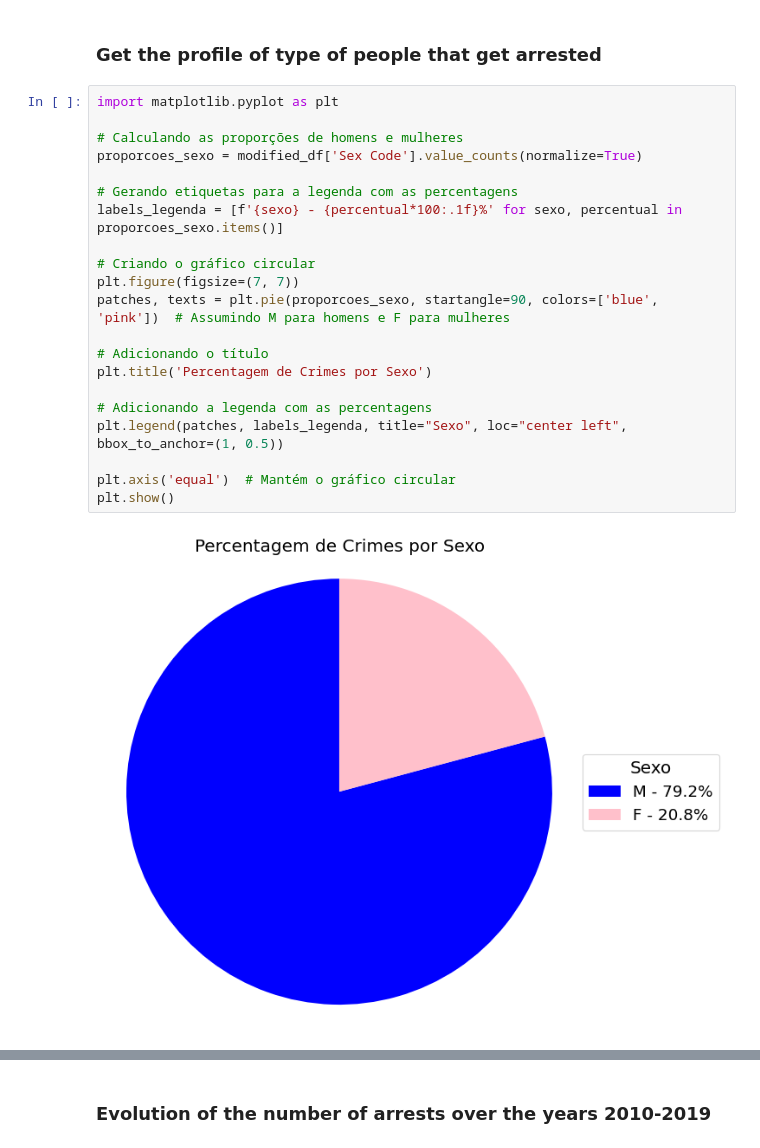
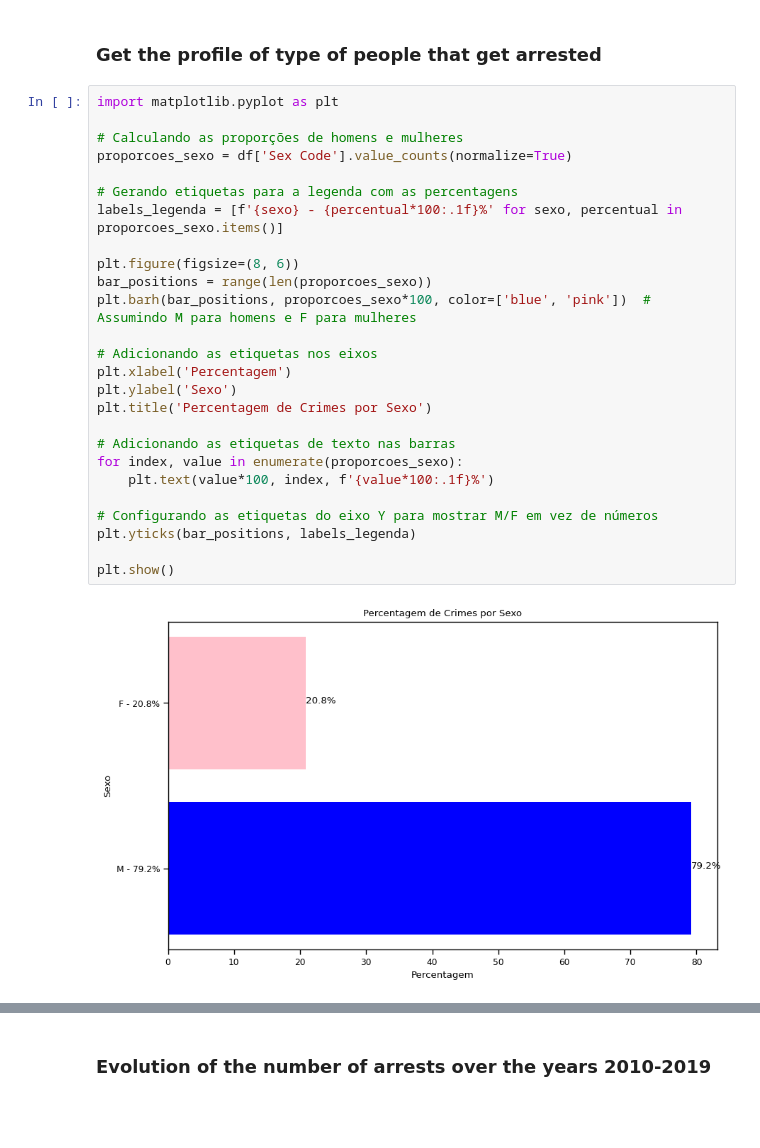
Before and after one commit to zesilva18/VAD, a Jupyter notebook: SecondMidTerm.ipynb, the cells around one changed output, grey strips where cells are left out. Cells and saved outputs as stored; diff of their text form; blank space fills up the shorter version.

```diff
--- a/SecondMidTerm.ipynb
+++ b/SecondMidTerm.ipynb
@@ -168,26 +168,31 @@ modified_df
 # %%
 import matplotlib.pyplot as plt
 
 # Calculando as proporções de homens e mulheres
-proporcoes_sexo = modified_df['Sex Code'].value_counts(normalize=True)
+proporcoes_sexo = df['Sex Code'].value_counts(normalize=True)
 
 # Gerando etiquetas para a legenda com as percentagens
 labels_legenda = [f'{sexo} - {percentual*100:.1f}%' for sexo, percentual in proporcoes_sexo.items()]
 
-# Criando o gráfico circular
-plt.figure(figsize=(7, 7))
-patches, texts = plt.pie(proporcoes_sexo, startangle=90, colors=['blue', 'pink'])  # Assumindo M para homens e F para mulheres
+plt.figure(figsize=(8, 6))
+bar_positions = range(len(proporcoes_sexo))
+plt.barh(bar_positions, proporcoes_sexo*100, color=['blue', 'pink'])  # Assumindo M para homens e F para mulheres
 
-# Adicionando o título
+# Adicionando as etiquetas nos eixos
+plt.xlabel('Percentagem')
+plt.ylabel('Sexo')
 plt.title('Percentagem de Crimes por Sexo')
 
-# Adicionando a legenda com as percentagens
-plt.legend(patches, labels_legenda, title="Sexo", loc="center left", bbox_to_anchor=(1, 0.5))
+# Adicionando as etiquetas de texto nas barras
+for index, value in enumerate(proporcoes_sexo):
+    plt.text(value*100, index, f'{value*100:.1f}%')
 
-plt.axis('equal')  # Mantém o gráfico circular
+# Configurando as etiquetas do eixo Y para mostrar M/F em vez de números
+plt.yticks(bar_positions, labels_legenda)
+
 plt.show()
 # %% [output]
-[figure, old version]
+[figure, new version]
 # %%
 # Gráficos para a distribuição de etnias por sexo
 for sex in modified_df['Sex Code'].unique():
```
Also changed, not shown: parts of 3 cells of this notebook.
